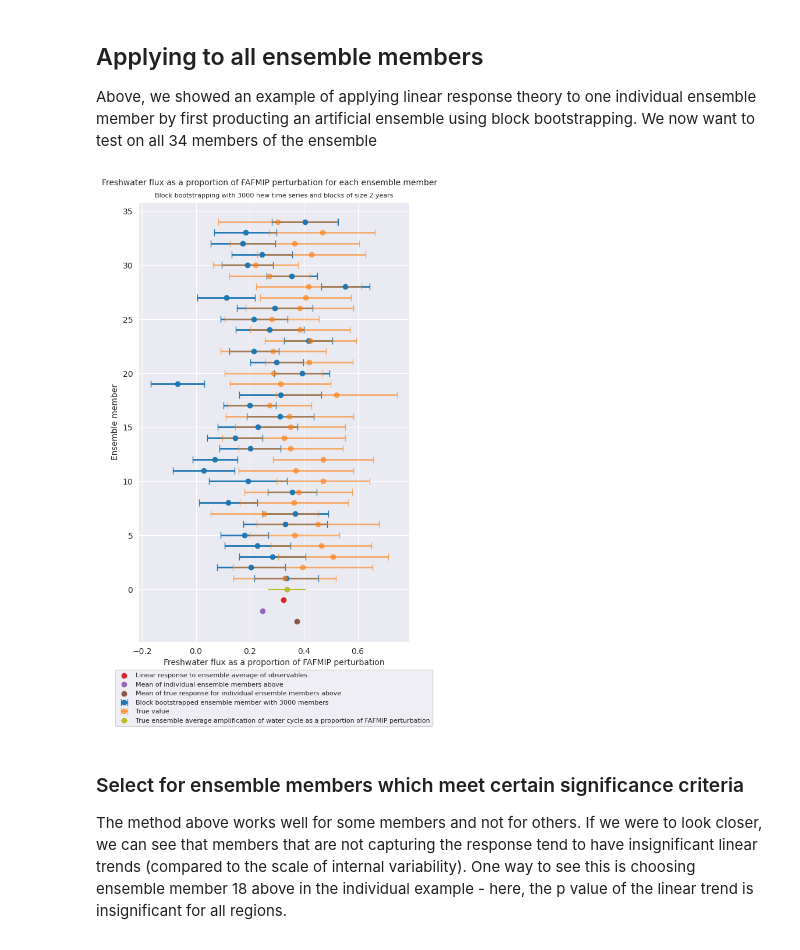
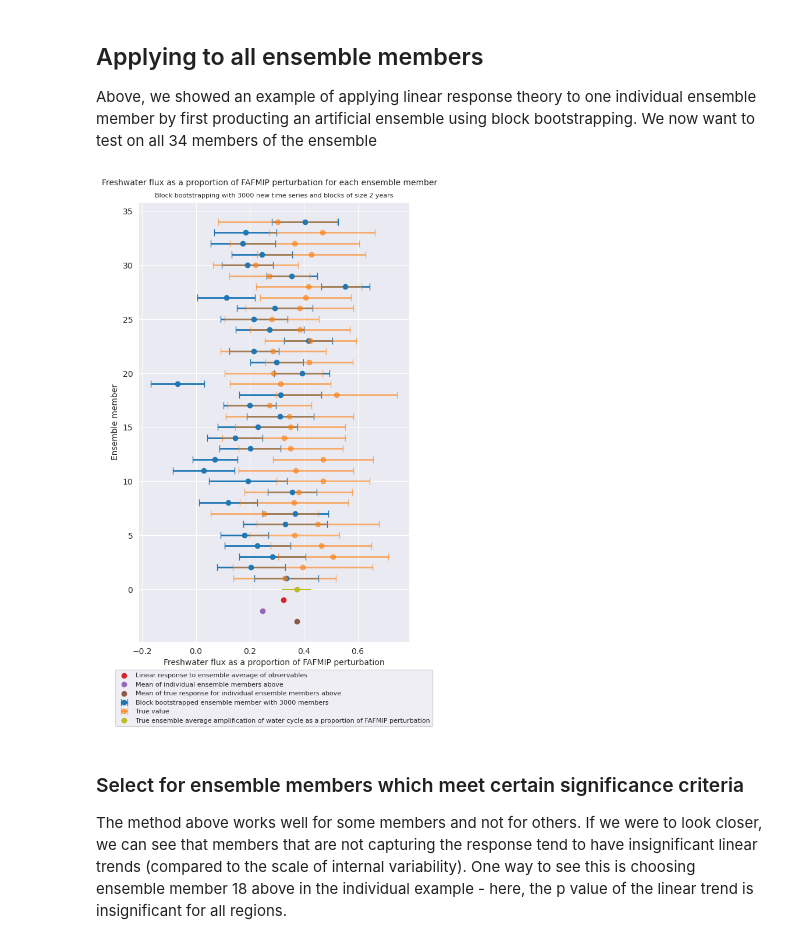
Before and after one commit to aurora-bf/freshwater_flux_linresp, a Jupyter notebook: model_tests/individual_ensemble_member_CESM_integration.ipynb, the cells around one changed output. Cells and saved outputs as stored; diff of their text form; code cells hidden in the pictures.

```diff
--- a/model_tests/individual_ensemble_member_CESM_integration.ipynb
+++ b/model_tests/individual_ensemble_member_CESM_integration.ipynb
@@ -278,33 +278,33 @@ with open(cwd+"/pickled_files/freshwater_fluxes_integration_std_boot_new", "rb")
 # %%
 import seaborn as sns
 import matplotlib as mpl
 sns.set_style(style="darkgrid")
 mpl.rcParams['figure.dpi'] = 100
 
 import matplotlib as mpl
 mpl.rcParams['figure.dpi'] = 100
 fig,ax=plt.subplots(figsize=(6,10))
 plt.errorbar(trend_uncertainty_bootstrap_mean_method1, np.linspace(1,34,34),xerr=trend_uncertainty_bootstrap_std_method1,fmt ='o',
         color='tab:blue',ms=6, capsize=4,elinewidth=2,label='Block bootstrapped ensemble member with 3000 members')
 plt.errorbar(mean_boot, np.linspace(1,34,34),xerr=std_boot,fmt ='o', color='tab:orange',alpha=0.6,
         ms=6, capsize=4,elinewidth=2, label='True value')
 
 ax.set_ylabel('Ensemble member')
 ax.set_xlabel('Freshwater flux as a proportion of FAFMIP perturbation')
-ax.errorbar(0.3376812828635823,0,xerr=0.07021909953164686, color='tab:olive',fmt ='o',
+ax.errorbar(3.7330247766012464e-01,0,xerr=0.055182248268658855, color='tab:olive',fmt ='o',
         ms=6,label='True ensemble average amplification of water cycle as a proportion of FAFMIP perturbation') #this value comes from true_freshwater_fluxes.ipynb
 
 ax.scatter(0.3240361691540233,-1,color='tab:red',label='Linear response to ensemble average of observables') #this value comes from linear_response_CESM_ensemblemean.ipynb
 
 ax.scatter(np.average(trend_uncertainty_bootstrap_mean_method1,weights=trend_uncertainty_bootstrap_std_method1),-2,color='tab:purple',label='Mean of individual ensemble members above')
 ax.scatter(np.average(mean_boot,weights=std_boot),-3,color='tab:brown',label='Mean of true response for individual ensemble members above')
 
 ax.legend(loc='lower center',bbox_to_anchor=(0.5,-0.2),fontsize=8)
 plt.title('Block bootstrapping with 3000 new time series and blocks of size 2 years',fontsize=8)
 plt.suptitle('Freshwater flux as a proportion of FAFMIP perturbation for each ensemble member',fontsize=10, y=0.92)
 mpl.pyplot.savefig('historical_indiv_ensemble_integ.png', dpi=300,bbox_inches='tight')
 # %% [output]
-[figure, old version]
+[figure, new version]
 # %% [markdown]
 ### Select for ensemble members which meet certain significance criteria
 The method above works well for some members and not for others. If we were to look closer, we can see that members that are not capturing the response tend to have insignificant linear trends (compared to the scale of internal variability). One way to see this is choosing ensemble member 18 above in the individual example - here, the p value of the linear trend is insignificant for all regions.
```
Also changed, not shown: parts of 1 cell of this notebook, 2 other files.
